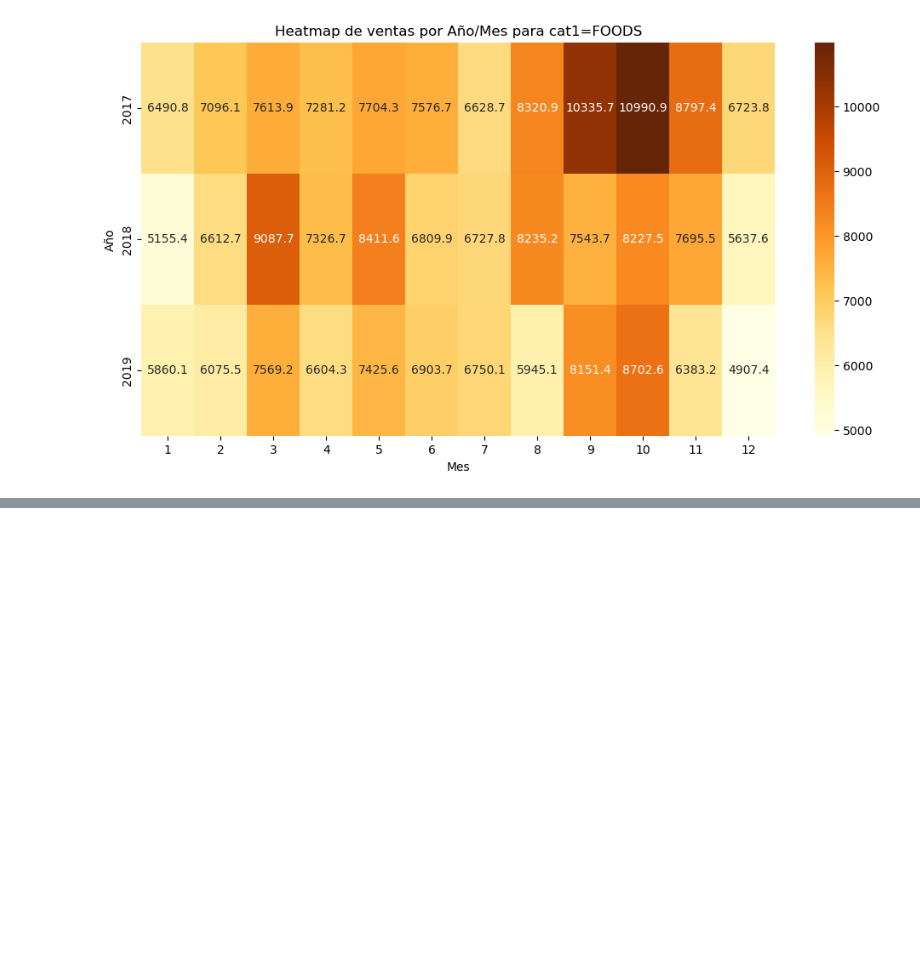
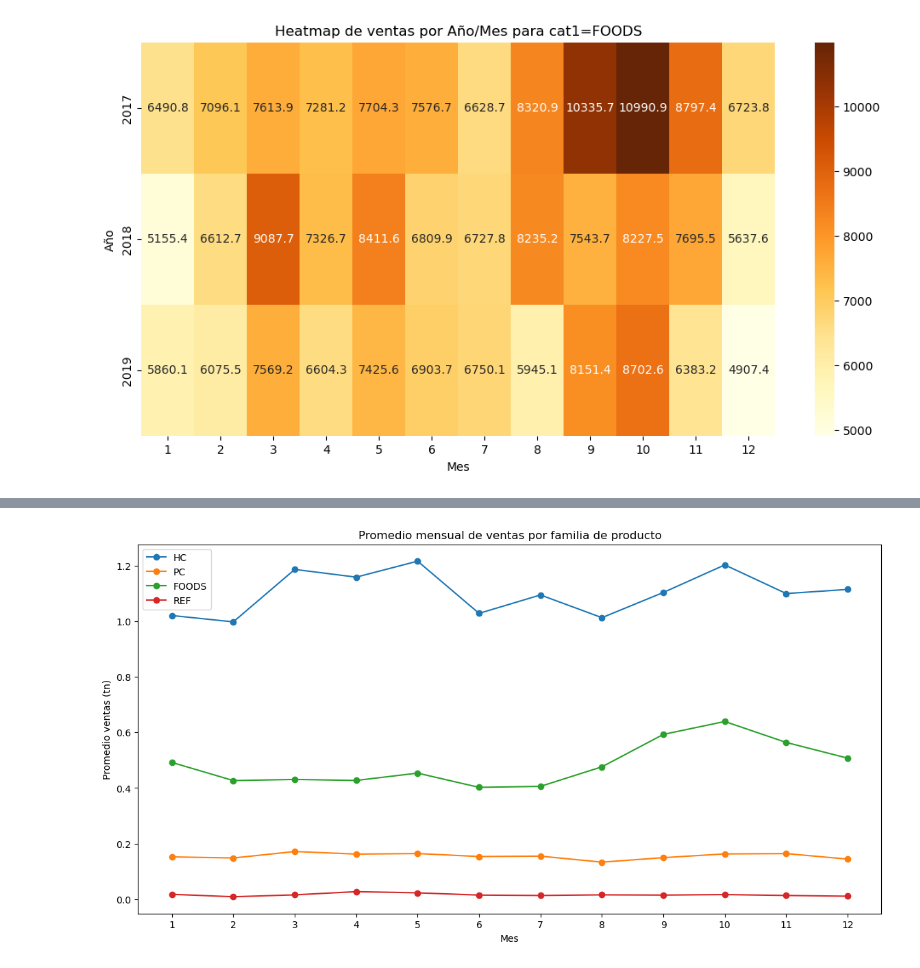
Before and after one commit to leonardoheis/lab3, a Jupyter notebook: notebooks/eda.ipynb, the cells around one changed output, grey strips where cells are left out. Drawn from its saved outputs; the diff is of its cells as text; code cells hidden in the pictures; blank space fills up the shorter version.

```diff
--- a/notebooks/eda.ipynb
+++ b/notebooks/eda.ipynb
@@ -433,0 +460,17 @@ sell_in['customer_id'].nunique()
+# %%
+# Agrupar y calcular promedio mensual
+promedio_mes_fam = ventas_familia.groupby(['cat1','mes'])['tn'].mean().reset_index()
+
+# Gráfico de líneas, cada familia una curva
+plt.figure(figsize=(14,7))
+for fam in familias:
+    sub = promedio_mes_fam[promedio_mes_fam['cat1'] == fam]
+    plt.plot(sub['mes'], sub['tn'], marker='o', label=fam)
+plt.legend()
+plt.xlabel('Mes')
+plt.ylabel('Promedio ventas (tn)')
+plt.title('Promedio mensual de ventas por familia de producto')
+plt.xticks(range(1,13))
+plt.show()
+# %% [output]
+[figure, added]
```
Also changed, not shown: parts of 9 cells of this notebook, 3 other files.
